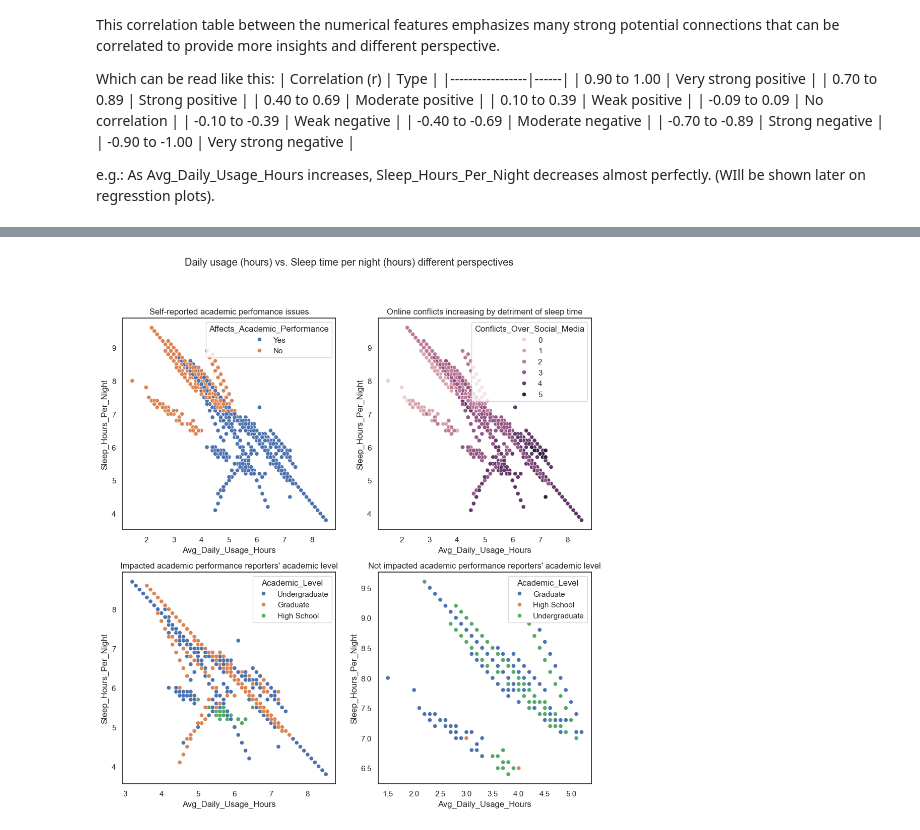
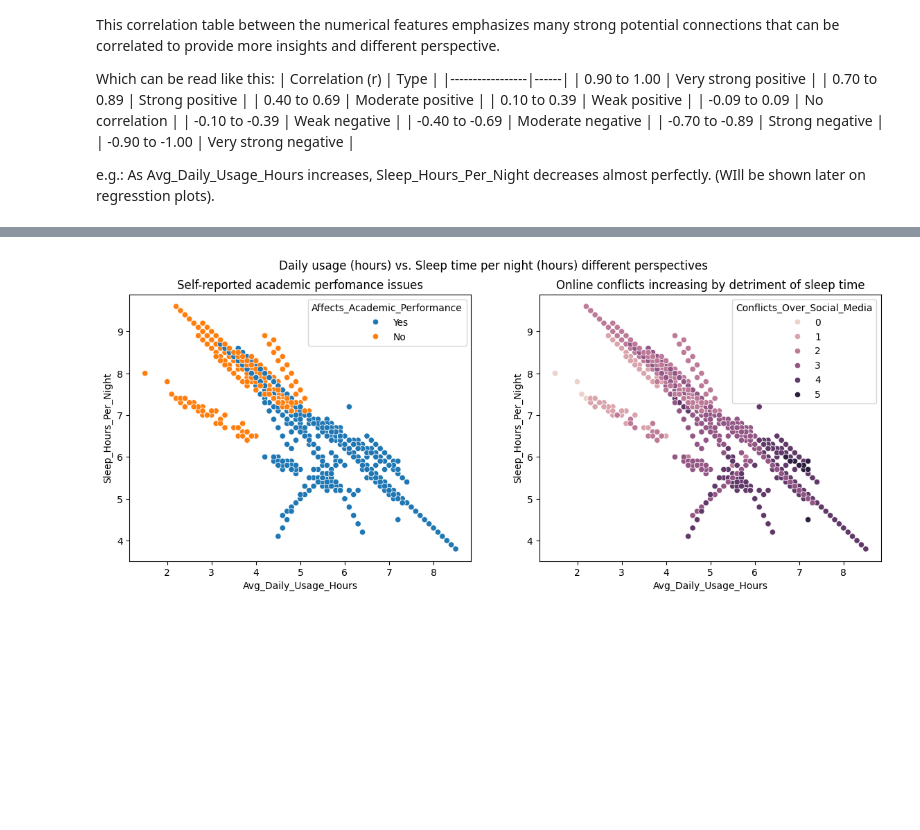
Before and after one commit to Andradev101/pause-student-social-media-addiction-eda, a Jupyter notebook: notebooks/eda.ipynb, the cells around one changed output, grey strips where cells are left out. Saved outputs shown, nothing was run; the diff lists cells and outputs as text; code cells hidden in the pictures; blank space fills up the shorter version.

```diff
--- a/notebooks/eda.ipynb
+++ b/notebooks/eda.ipynb
@@ -309,45 +324,23 @@ plt.show()
 # %%
-fig, axes = plt.subplots(2, 2, figsize=(12,12))
+fig, axes = plt.subplots(1, 2, figsize=(14,5))
 ax1 = sns.scatterplot(
     data=df,
     x='Avg_Daily_Usage_Hours',
     y='Sleep_Hours_Per_Night',
     hue='Affects_Academic_Performance',
-    ax=axes[0][0]
+    ax=axes[0]
 )
 ax1.set_title("Self-reported academic perfomance issues")
 
 ax2 = sns.scatterplot(
     data=df,
     x='Avg_Daily_Usage_Hours',
     y='Sleep_Hours_Per_Night',
     hue='Conflicts_Over_Social_Media',
-    ax=axes[0][1]
+    ax=axes[1]
 )
 ax2.set_title("Online conflicts increasing by detriment of sleep time")
-
-sub_df_self_reported_academic_performance_problems = df[df['Affects_Academic_Performance'] == 'Yes']
-# print(sub_df_self_reported_academic_performance_problems)
-ax3 = sns.scatterplot(
-    data=sub_df_self_reported_academic_performance_problems,
-    x='Avg_Daily_Usage_Hours',
-    y='Sleep_Hours_Per_Night',
-    hue='Academic_Level',
-    ax=axes[1][0]
-)
-ax3.set_title("Impacted academic performance reporters' academic level")
-
-sub_df_self_reported_academic_performance_no_problems = df[df['Affects_Academic_Performance'] == 'No']
-# print(sub_df_self_reported_academic_performance_no_problems)
-ax4 = sns.scatterplot(
-    data=sub_df_self_reported_academic_performance_no_problems,
-    x='Avg_Daily_Usage_Hours',
-    y='Sleep_Hours_Per_Night',
-    hue='Academic_Level',
-    ax=axes[1][1]
-)
-ax4.set_title("Not impacted academic performance reporters' academic level")
 plt.suptitle("Daily usage (hours) vs. Sleep time per night (hours) different perspectives")
 plt.show()
 # %% [output]
-[figure, old version]
+[figure, new version]
```
Also changed, not shown: parts of 22 cells of this notebook.
